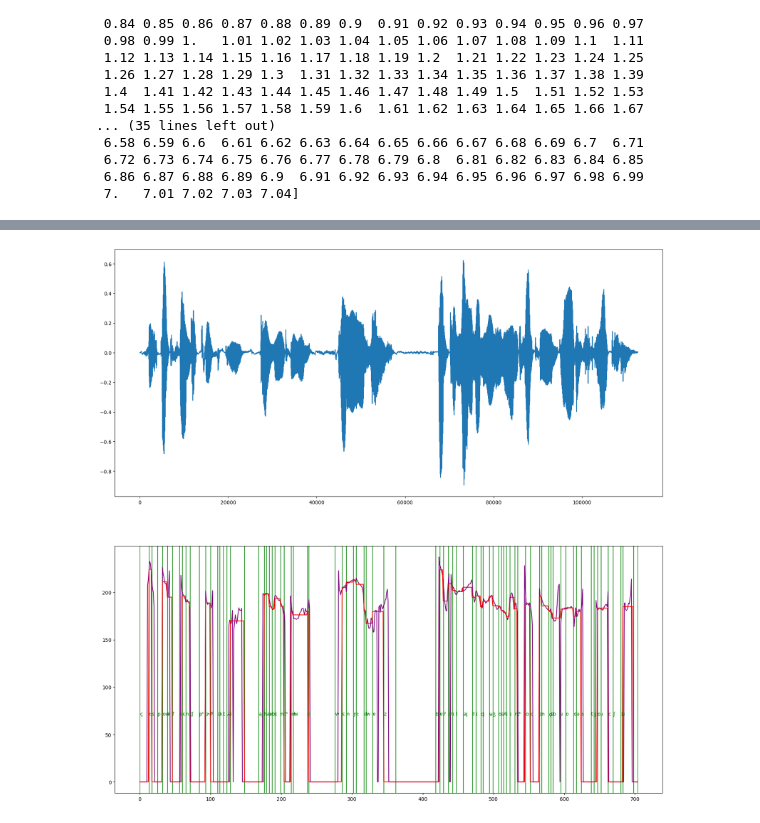
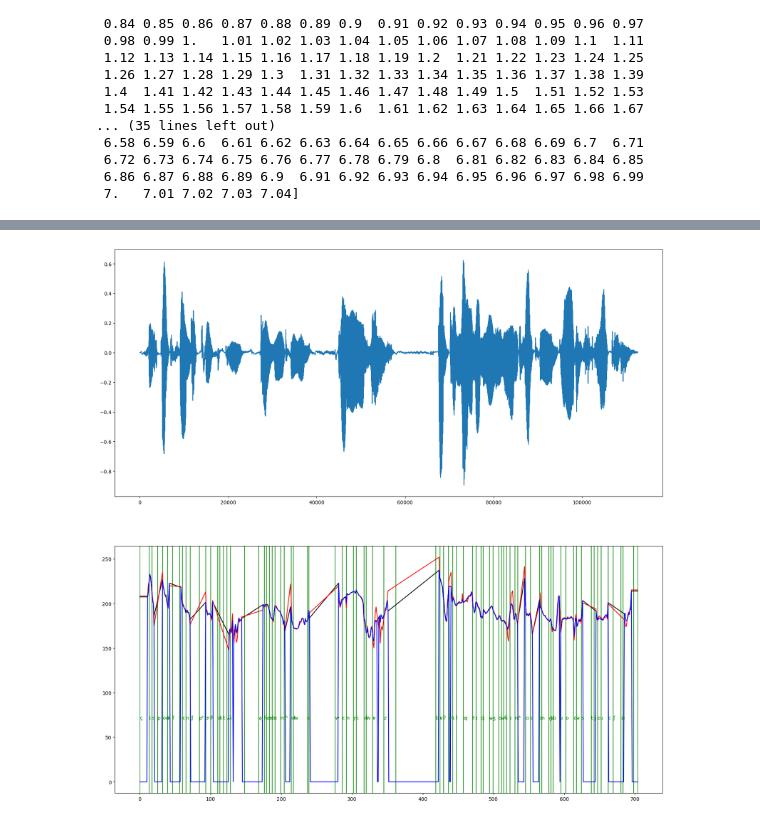
Before and after one commit to ex3ndr/supervoice-gpt, a Jupyter notebook: datasets.ipynb, the cells around one changed output, grey strips where cells are left out. Drawn from its saved outputs; the diff is of its cells as text; code cells hidden in the pictures.

```diff
--- a/datasets.ipynb
+++ b/datasets.ipynb
@@ -13,8 +13,37 @@ assert sr == 16000
 tg = textgrid.TextGrid.fromFile(f"./datasets/eval-aligned/00000000/{name}.TextGrid")
 f0 = torch.load(f"./datasets/eval-prepared/00000000/{name}.f0.pt")
 f02, t0 = pw.dio(waveform.squeeze(0).numpy().astype('double'), 16000, frame_period=(1000 * 160)/16000) # 1000ms * (hop/sample_rate)
+f03 = pw.stonemask(waveform.squeeze(0).numpy().astype('double'), f02, t0, 16000)
 # f0 = (256 * (torch.log(torch.tensor(f0) + 1) / 7)).int().float()
 phones = tg[1]
+
+def _convert_to_continuous_f0(f0):
+    nonzero_f0 = f0[f0 != 0]
+    if len(nonzero_f0) > 0:  # Check if there are any non-zero values
+        start_f0 = nonzero_f0[0]
+        end_f0 = nonzero_f0[-1]
+        start_idx = (f0 == start_f0).nonzero(as_tuple=True)[0][0]
+        end_idx = (f0 == end_f0).nonzero(as_tuple=True)[0][-1]
+        f0[:start_idx] = start_f0
+        f0[end_idx + 1:] = end_f0  # Adding 1 to end_idx to include the end value itself
+
+        # get non-zero frame index and corresponding f0 values
+        nonzero_idxs = (f0 != 0).nonzero(as_tuple=True)[0]
+        nonzero_f0_values = f0[nonzero_idxs]
+
+        # perform linear interpolation
+        interp_f0 = torch.zeros_like(f0)
+        for i in range(len(nonzero_idxs) - 1):
+            start_idx, end_idx = nonzero_idxs[i], nonzero_idxs[i + 1]
+            interp_values = torch.linspace(nonzero_f0_values[i], nonzero_f0_values[i + 1], steps=end_idx - start_idx + 1)
+            interp_f0[start_idx:end_idx + 1] = interp_values
+
+        return interp_f0
+    else:
+        return f0
+
+f04 = _convert_to_continuous_f0(torch.tensor(f02))
+f05 = _convert_to_continuous_f0(torch.tensor(f03))
 
 last_phone_time = 0
 data = []
@@ -58,23 +87,26 @@ print(t0)
 # %%
 display(Audio(data=waveform, rate=16000))
 
 _, ax = plt.subplots(2, 1, figsize=(20, 20))
 ax[0].plot(waveform[0])
-ax[1].plot(f0, color="purple")
+# ax[1].plot(f03, color="yellow")
+# ax[1].plot(f0, color="purple")
+ax[1].plot(f04, color="black")
+ax[1].plot(f05, color="red")
 # ax[1].plot(f02, color="blue")
-ax[1].plot(data, color="red")
+ax[1].plot(f02, color="blue")
 # ax[1].bar(range(len(data)), data, color="purple")
 # for span in tg[0]:
 #     span_start = int(span.minTime // 0.01)
 #     span_end = int(span.maxTime // 0.01)
 #     ax[1].axvspan(span_start, span_end, facecolor="None", edgecolor="black")
 #     ax[1].annotate(span.mark, (span_start, 75), annotation_clip=True, color="black")
 for span in tg[1]:
     span_start = round(span.minTime / 0.01)
     span_end = round(span.maxTime / 0.01)
     # print(span_start, span_end, span.minTime, span.maxTime, span.mark)
     ax[1].axvspan(span_start, span_end, facecolor="None", edgecolor="green")
     ax[1].annotate(span.mark, (span_start, 70), annotation_clip=True, color="green")
 # %% [output]
 [interactive output not drawn]
-[figure, old version]
+[figure, new version]
```
Also changed, not shown: 6 other files.
